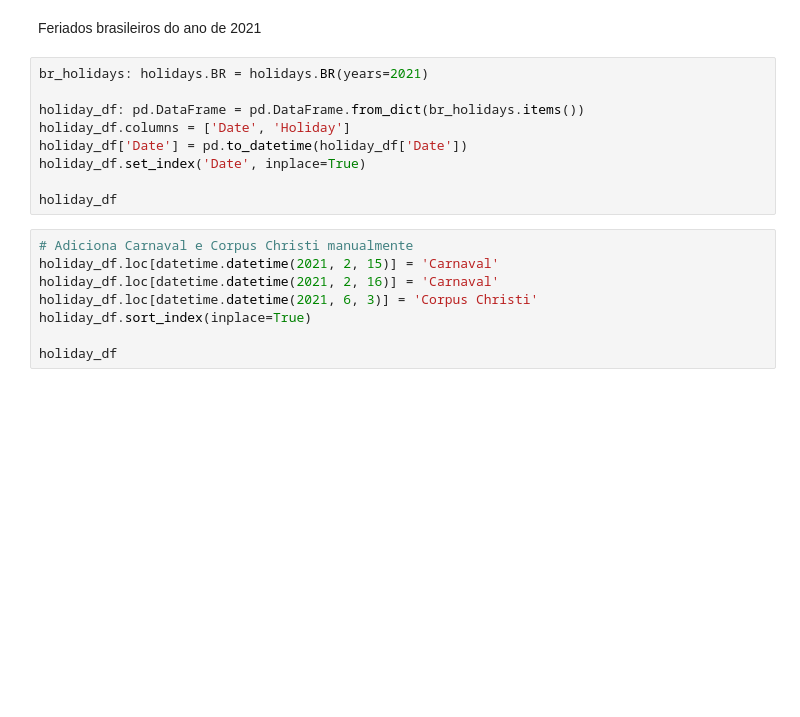
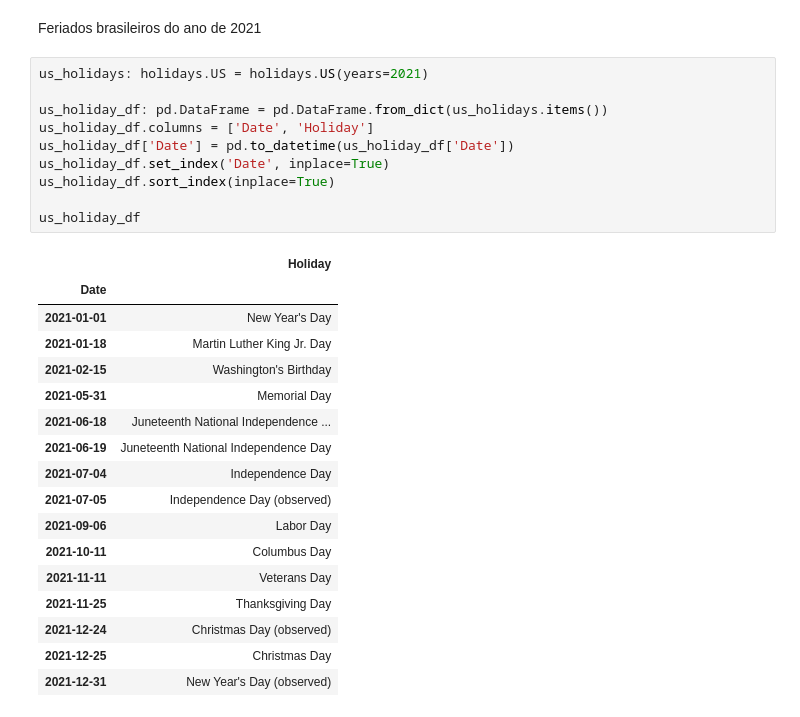
Before and after one commit to ppsmoraes/call-center-forecast, a Jupyter notebook: notebook.ipynb, the cells around one changed output. Cells and saved outputs as stored; diff of their text form; blank space fills up the shorter version.

Commit message:
Changed to US holidays

```diff
--- a/notebook.ipynb
+++ b/notebook.ipynb
@@ -56,20 +95,31 @@ plt.show()
 # %% [markdown]
 Feriados brasileiros do ano de 2021
-# %%
-br_holidays: holidays.BR = holidays.BR(years=2021)
-
-holiday_df: pd.DataFrame = pd.DataFrame.from_dict(br_holidays.items())
-holiday_df.columns = ['Date', 'Holiday']
-holiday_df['Date'] = pd.to_datetime(holiday_df['Date'])
-holiday_df.set_index('Date', inplace=True)
-
-holiday_df
-# %%
-# Adiciona Carnaval e Corpus Christi manualmente
-holiday_df.loc[datetime.datetime(2021, 2, 15)] = 'Carnaval'
-holiday_df.loc[datetime.datetime(2021, 2, 16)] = 'Carnaval'
-holiday_df.loc[datetime.datetime(2021, 6, 3)] = 'Corpus Christi'
-holiday_df.sort_index(inplace=True)
-
-holiday_df
+# %%
+us_holidays: holidays.US = holidays.US(years=2021)
+
+us_holiday_df: pd.DataFrame = pd.DataFrame.from_dict(us_holidays.items())
+us_holiday_df.columns = ['Date', 'Holiday']
+us_holiday_df['Date'] = pd.to_datetime(us_holiday_df['Date'])
+us_holiday_df.set_index('Date', inplace=True)
+us_holiday_df.sort_index(inplace=True)
+
+us_holiday_df
+# %% [output]
+|  | Holiday |
+| Date |  |
+| 2021-01-01 | New Year's Day |
+| 2021-01-18 | Martin Luther King Jr. Day |
+| 2021-02-15 | Washington's Birthday |
+| 2021-05-31 | Memorial Day |
+| 2021-06-18 | Juneteenth National Independence ... |
+| 2021-06-19 | Juneteenth National Independence Day |
+| 2021-07-04 | Independence Day |
+| 2021-07-05 | Independence Day (observed) |
+| 2021-09-06 | Labor Day |
+| 2021-10-11 | Columbus Day |
+| 2021-11-11 | Veterans Day |
+| 2021-11-25 | Thanksgiving Day |
+| 2021-12-24 | Christmas Day (observed) |
+| 2021-12-25 | Christmas Day |
+| 2021-12-31 | New Year's Day (observed) |
 # %%
```
Also changed, not shown: parts of 9 cells of this notebook.
